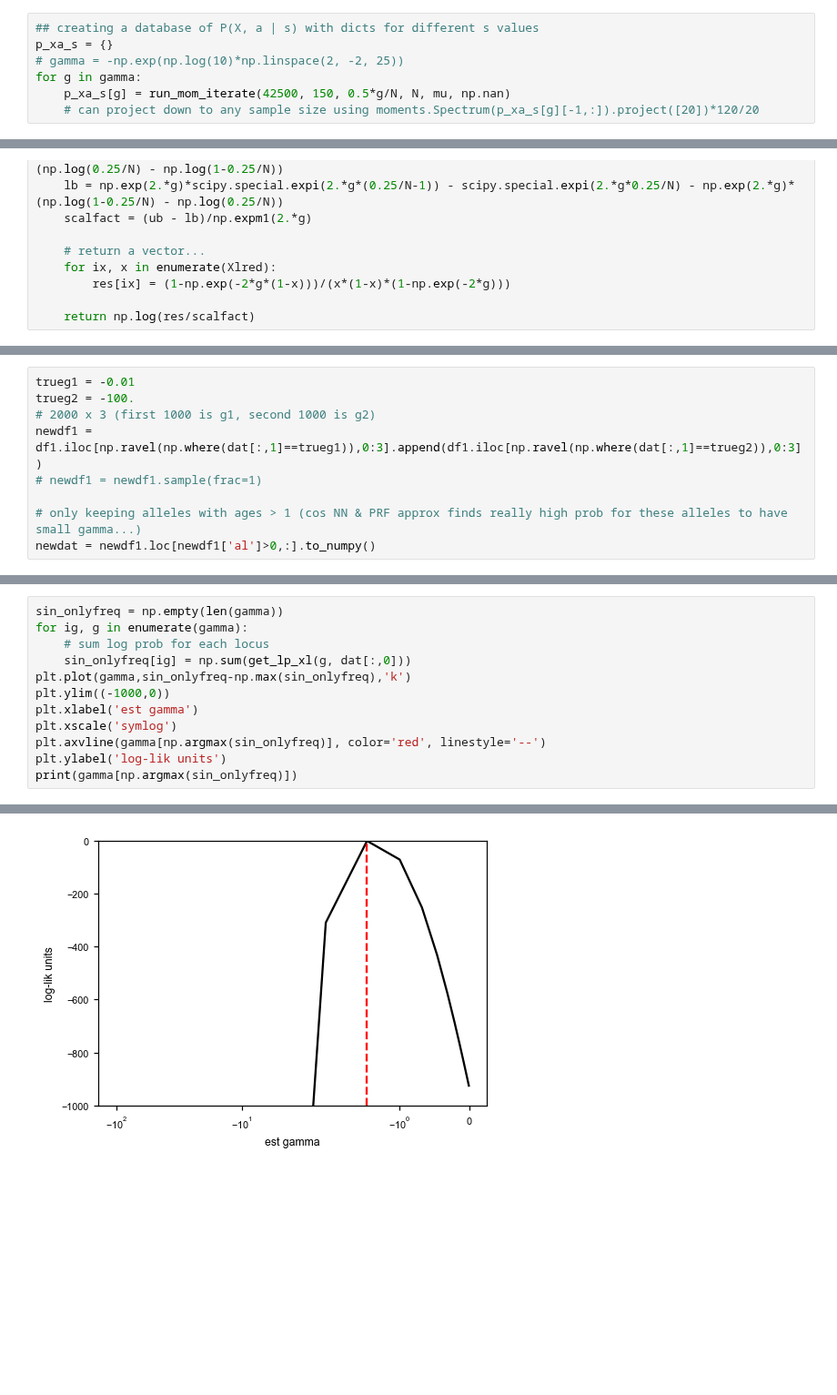
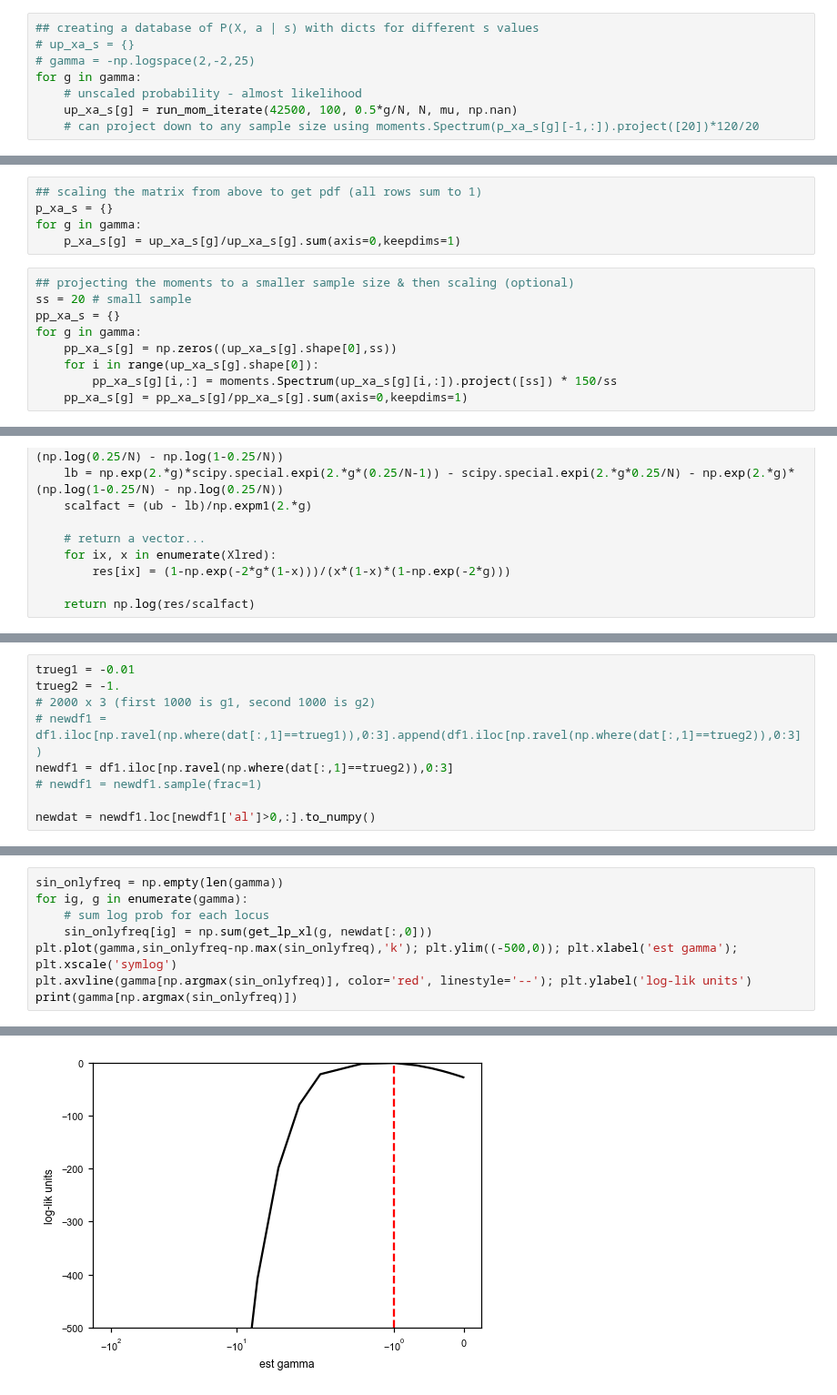
Before and after one commit to VivaswatS/selCoefEst, a Jupyter notebook: mom-framework.ipynb, the cells around one changed output, grey strips where cells are left out. Shown at 91% size. Cells and saved outputs as stored; diff of their text form; blank space fills up the shorter version.

```diff
--- a/mom-framework.ipynb
+++ b/mom-framework.ipynb
@@ -324,8 +285,9 @@ def run_mom_integrate(a, n, s, N, mu, misc):
     return fsmat
 # %%
 ## creating a database of P(X, a | s) with dicts for different s values
-p_xa_s = {}
-# gamma = -np.exp(np.log(10)*np.linspace(2, -2, 25))
+# up_xa_s = {}
+# gamma = -np.logspace(2,-2,25)
 for g in gamma:
-    p_xa_s[g] = run_mom_iterate(42500, 150, 0.5*g/N, N, mu, np.nan)
+    # unscaled probability - almost likelihood
+    up_xa_s[g] = run_mom_iterate(42500, 100, 0.5*g/N, N, mu, np.nan)
     # can project down to any sample size using moments.Spectrum(p_xa_s[g][-1,:]).project([20])*120/20
@@ -331,0 +304,14 @@ for g in gamma:
+# %%
+## scaling the matrix from above to get pdf (all rows sum to 1)
+p_xa_s = {}
+for g in gamma:
+    p_xa_s[g] = up_xa_s[g]/up_xa_s[g].sum(axis=0,keepdims=1)
+# %%
+## projecting the moments to a smaller sample size & then scaling (optional)
+ss = 20 # small sample
+pp_xa_s = {}
+for g in gamma:
+    pp_xa_s[g] = np.zeros((up_xa_s[g].shape[0],ss))
+    for i in range(up_xa_s[g].shape[0]):
+        pp_xa_s[g][i,:] = moments.Spectrum(up_xa_s[g][i,:]).project([ss]) * 150/ss
+    pp_xa_s[g] = pp_xa_s[g]/pp_xa_s[g].sum(axis=0,keepdims=1)
@@ -382,9 +350,9 @@ plt.hist([np.argmin(np.abs(dat[i,0]-Xsamp))+1 for i in range(len(dat))],bins=200
 # %%
 trueg1 = -0.01
-trueg2 = -100.
+trueg2 = -1.
 # 2000 x 3 (first 1000 is g1, second 1000 is g2)
-newdf1 = df1.iloc[np.ravel(np.where(dat[:,1]==trueg1)),0:3].append(df1.iloc[np.ravel(np.where(dat[:,1]==trueg2)),0:3])
+# newdf1 = df1.iloc[np.ravel(np.where(dat[:,1]==trueg1)),0:3].append(df1.iloc[np.ravel(np.where(dat[:,1]==trueg2)),0:3])
+newdf1 = df1.iloc[np.ravel(np.where(dat[:,1]==trueg2)),0:3]
 # newdf1 = newdf1.sample(frac=1)
 
-# only keeping alleles with ages > 1 (cos NN & PRF approx finds really high prob for these alleles to have small gamma...)
 newdat = newdf1.loc[newdf1['al']>0,:].to_numpy()
@@ -401,12 +380,9 @@ def get_lp_alxl(g, Xlred, alred, n=120):
 sin_onlyfreq = np.empty(len(gamma))
 for ig, g in enumerate(gamma):
     # sum log prob for each locus
-    sin_onlyfreq[ig] = np.sum(get_lp_xl(g, dat[:,0]))
-plt.plot(gamma,sin_onlyfreq-np.max(sin_onlyfreq),'k')
-plt.ylim((-1000,0))
-plt.xlabel('est gamma')
+    sin_onlyfreq[ig] = np.sum(get_lp_xl(g, newdat[:,0]))
+plt.plot(gamma,sin_onlyfreq-np.max(sin_onlyfreq),'k'); plt.ylim((-500,0)); plt.xlabel('est gamma');
 plt.xscale('symlog')
-plt.axvline(gamma[np.argmax(sin_onlyfreq)], color='red', linestyle='--')
-plt.ylabel('log-lik units')
+plt.axvline(gamma[np.argmax(sin_onlyfreq)], color='red', linestyle='--'); plt.ylabel('log-lik units')
 print(gamma[np.argmax(sin_onlyfreq)])
 # %% [output]
@@ -414,4 +390,4 @@ print(gamma[np.argmax(sin_onlyfreq)])
-[figure, old version]
+[figure, new version]
 # %%
 sin_onlyage = np.empty(len(gamma))
 for ig, g in enumerate(gamma):
```
Also changed, not shown: parts of 36 cells of this notebook.
